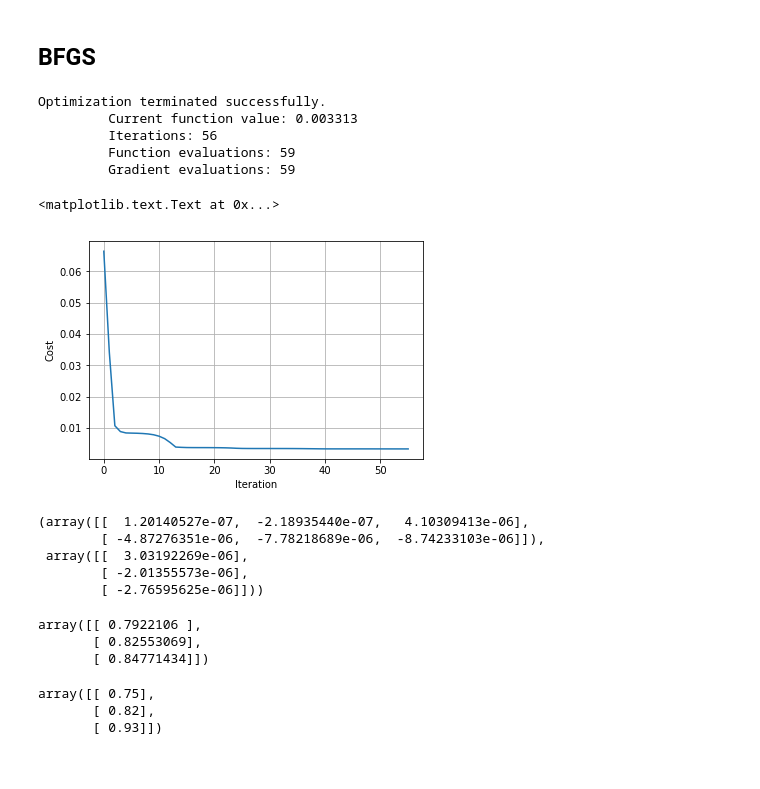
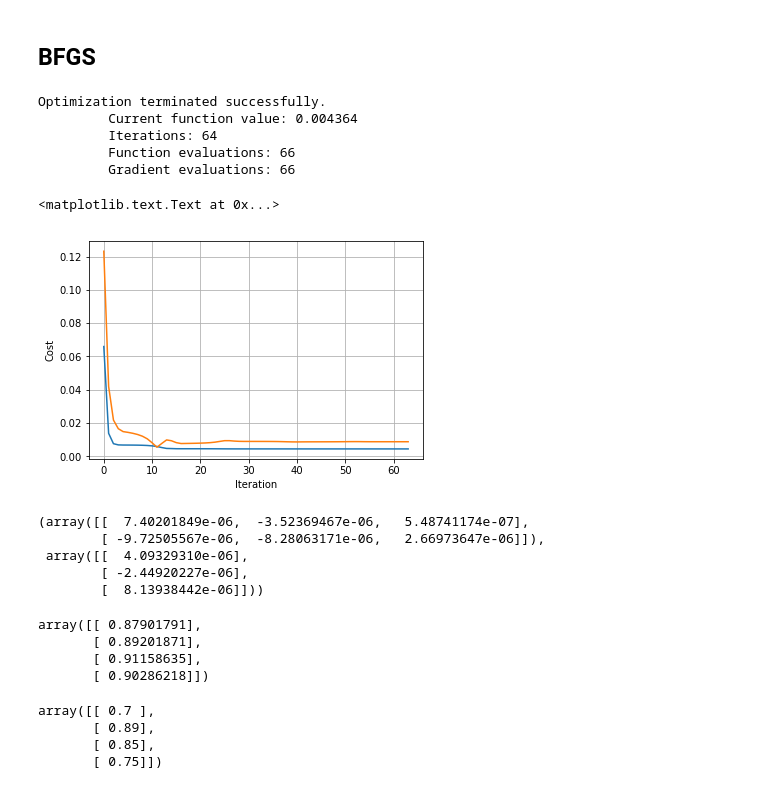
Before and after one commit to chiachunfu/NNDemystified, a Jupyter notebook: NN_practice.ipynb, the cells around one changed output. Drawn from its saved outputs; the diff is of its cells as text; code cells hidden in the pictures.

Commit message:
Modify train() for train/test set splitting.
One way to test overfitting.

```diff
--- a/NN_practice.ipynb
+++ b/NN_practice.ipynb
@@ -145,2 +156,2 @@ numgrad = computeNumericalGradient(NN, X, y)
 # %%
-grad = NN.computeGradients(X,y)
+grad = NN.computeGradients(trainX,trainY)
@@ -161,6 +176,7 @@ class trainer(object):
     def callbackF(self, params):
         self.N.setParams(params)
         self.J.append(self.N.costFunction(self.X, self.y))
+        self.testJ.append(self.N.costFunction(self.testX, self.testY))
 
     def costFunctionWrapper(self, params, X, y):
         self.N.setParams(params)
@@ -169,60 +185,67 @@ class trainer(object):
 
         return cost, grad
 
-    def train(self, X, y):
+    def train(self, trainX, trainY, testX, testY):
         #Make an internal variable for the callback function:
-        self.X = X
-        self.y = y
+        self.X = trainX
+        self.y = trainY
 
-        #Make empty list to store costs:
+        self.testX = testX
+        self.testY = testY
+
+        #Make empty list to store training costs:
         self.J = []
+        self.testJ = []
 
         params0 = self.N.getParams()
 
-        options = {'maxiter':200, 'disp': True}
-        _res = optimize.minimize(self.costFunctionWrapper, params0, jac=True, \
-                                method='BFGS', args=(X,y), options=options,  \
-                                callback=self.callbackF)
+        options = {'maxiter': 200, 'disp' : True}
+        _res = optimize.minimize(self.costFunctionWrapper, params0, jac=True, method='BFGS', \
+                                 args=(trainX, trainY), options=options, callback=self.callbackF)
+
         self.N.setParams(_res.x)
         self.optimizationResults = _res
 # %%
 T = trainer(NN)
-# %%
-T.train(X, y)
-# %% [output]
-Optimization terminated successfully.
-         Current function value: 0.003313
-         Iterations: 56
-         Function evaluations: 59
-         Gradient evaluations: 59
+# %%
+T.train(trainX, trainY, testX, testY)
+# %% [output]
+Optimization terminated successfully.
+         Current function value: 0.004364
+         Iterations: 64
+         Function evaluations: 66
+         Gradient evaluations: 66
 # %%
 plot(T.J)
+plot(T.testJ)
 grid(1)
 xlabel('Iteration')
 ylabel('Cost')
 # %% [output]
 <matplotlib.text.Text at 0x...>
-[figure, old version]
+[figure, new version]
 # %%
-NN.costFunctionPrime(X,y)
+NN.costFunctionPrime(trainX,trainY)
 # %% [output]
-(array([[  1.20140527e-07,  -2.18935440e-07,   4.10309413e-06],
-        [ -4.87276351e-06,  -7.78218689e-06,  -8.74233103e-06]]),
- array([[  3.03192269e-06],
-        [ -2.01355573e-06],
-        [ -2.76595625e-06]]))
+(array([[  7.40201849e-06,  -3.52369467e-06,   5.48741174e-07],
+        [ -9.72505567e-06,  -8.28063171e-06,   2.66973647e-06]]),
+ array([[  4.09329310e-06],
+        [ -2.44920227e-06],
+        [  8.13938442e-06]]))
 # %%
-NN.forward(X)
+NN.forward(testX)
 # %% [output]
-array([[ 0.7922106 ],
-       [ 0.82553069],
-       [ 0.84771434]])
+array([[ 0.87901791],
+       [ 0.89201871],
+       [ 0.91158635],
+       [ 0.90286218]])
-# %%
-y
-# %% [output]
-array([[ 0.75],
-       [ 0.82],
-       [ 0.93]])
+# %%
+testY
+# %% [output]
+array([[ 0.7 ],
+       [ 0.89],
+       [ 0.85],
+       [ 0.75]])
 # %%
 #Test network for various combinations of sleep/study
 hoursSleep = linspace(0, 10, 100)
```
Also changed, not shown: parts of 17 cells of this notebook.
